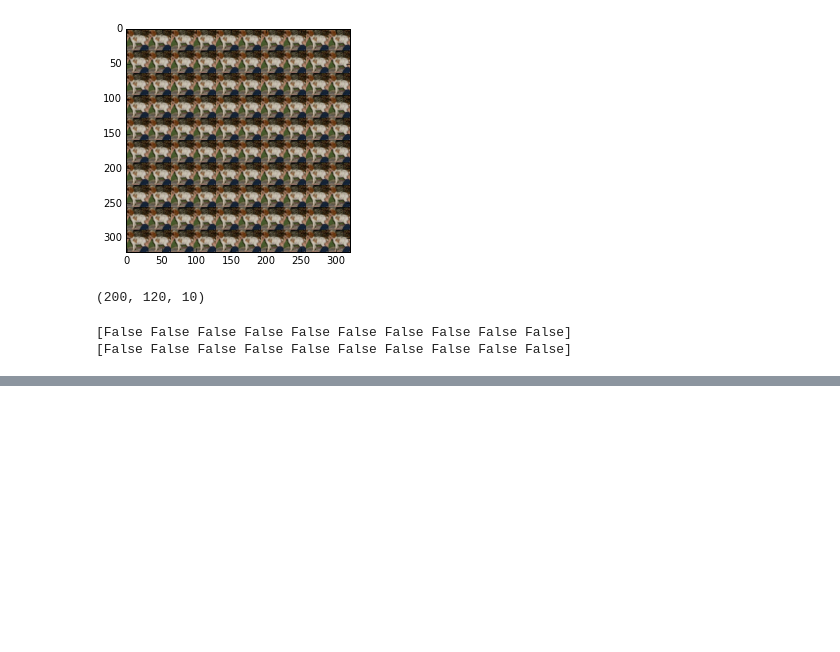
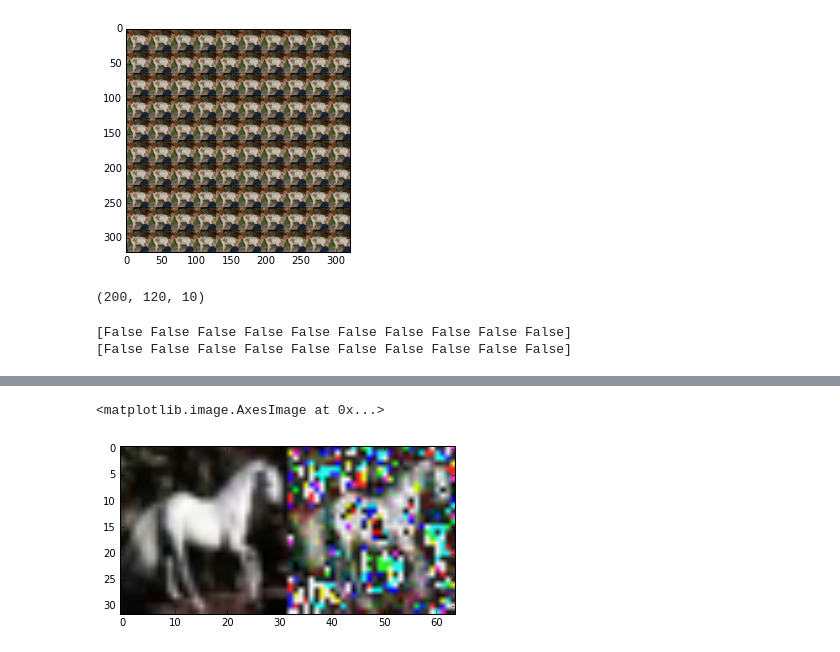
Before and after one commit to ambrishrawat/advflow, a Jupyter notebook: debugging.ipynb, the cells around one changed output, grey strips where cells are left out. Drawn from its saved outputs; the diff is of its cells as text; code cells hidden in the pictures; blank space fills up the shorter version.

```diff
--- a/debugging.ipynb
+++ b/debugging.ipynb
@@ -719,0 +785,5 @@ var_r = [var_ratio(stoch_preds[:,i,:]) for i in range(2)]
+# %%
+plt.imshow(m_png2)
+# %% [output]
+<matplotlib.image.AxesImage at 0x...>
+[figure, added]
```
Also changed, not shown: parts of 10 cells of this notebook, 8 other files.
